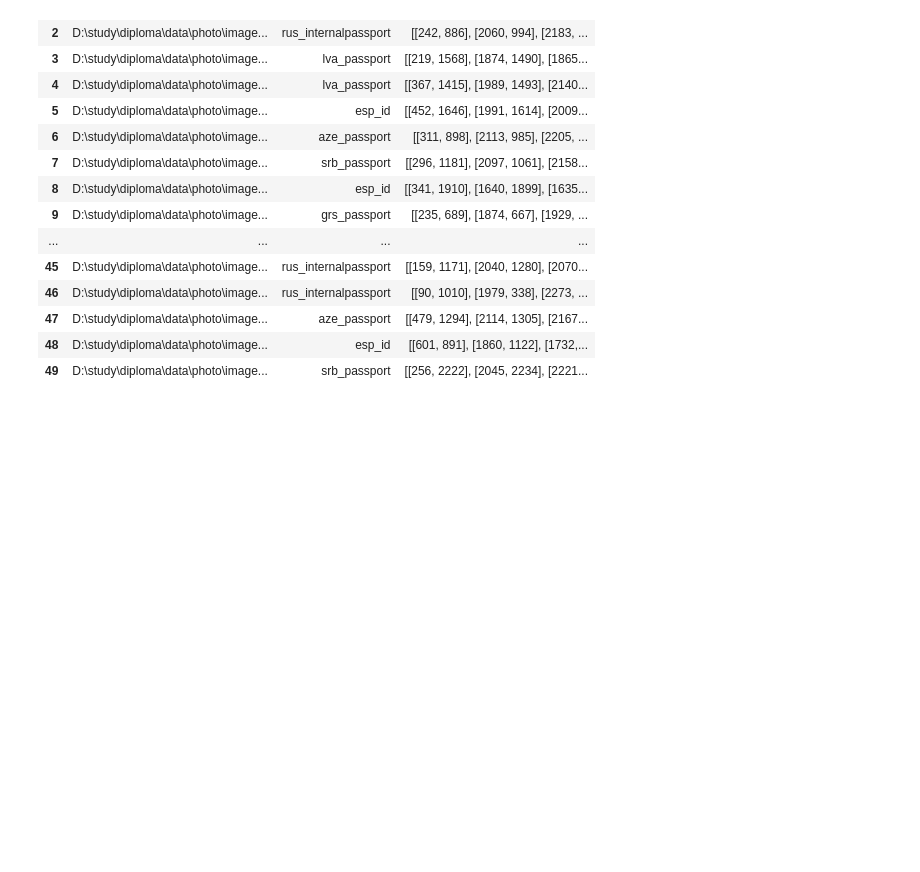
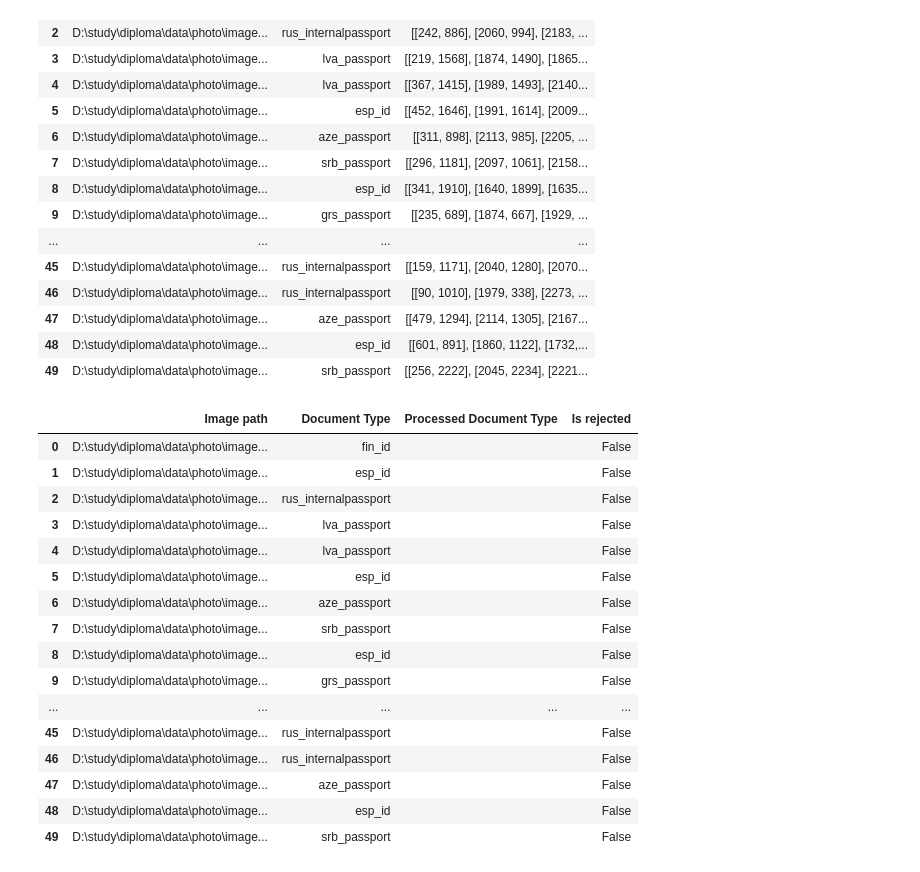
Before and after one commit to devourers/masters-diploma, a Jupyter notebook: sample.ipynb, the cells around one changed output. Saved outputs shown, nothing was run; the diff lists cells and outputs as text; code cells hidden in the pictures; blank space fills up the shorter version.

```diff
--- a/sample.ipynb
+++ b/sample.ipynb
@@ -30,3 +30,23 @@ prepared_data
 | 49 | D:\study\diploma\data\photo\image... | srb_passport | [[256, 2222], [2045, 2234], [2221... |
 # %%
 processed_df = process_pictures.process_sample(prepared_data, "", "")
+# %%
+processed_df
+# %% [output]
+|  | Image path | Document Type | Processed Document Type | Is rejected |
+| 0 | D:\study\diploma\data\photo\image... | fin_id |  | False |
+| 1 | D:\study\diploma\data\photo\image... | esp_id |  | False |
+| 2 | D:\study\diploma\data\photo\image... | rus_internalpassport |  | False |
+| 3 | D:\study\diploma\data\photo\image... | lva_passport |  | False |
+| 4 | D:\study\diploma\data\photo\image... | lva_passport |  | False |
+| 5 | D:\study\diploma\data\photo\image... | esp_id |  | False |
+| 6 | D:\study\diploma\data\photo\image... | aze_passport |  | False |
+| 7 | D:\study\diploma\data\photo\image... | srb_passport |  | False |
+| 8 | D:\study\diploma\data\photo\image... | esp_id |  | False |
+| 9 | D:\study\diploma\data\photo\image... | grs_passport |  | False |
+| ... | ... | ... | ... | ... |
+| 45 | D:\study\diploma\data\photo\image... | rus_internalpassport |  | False |
+| 46 | D:\study\diploma\data\photo\image... | rus_internalpassport |  | False |
+| 47 | D:\study\diploma\data\photo\image... | aze_passport |  | False |
+| 48 | D:\study\diploma\data\photo\image... | esp_id |  | False |
+| 49 | D:\study\diploma\data\photo\image... | srb_passport |  | False |
```
